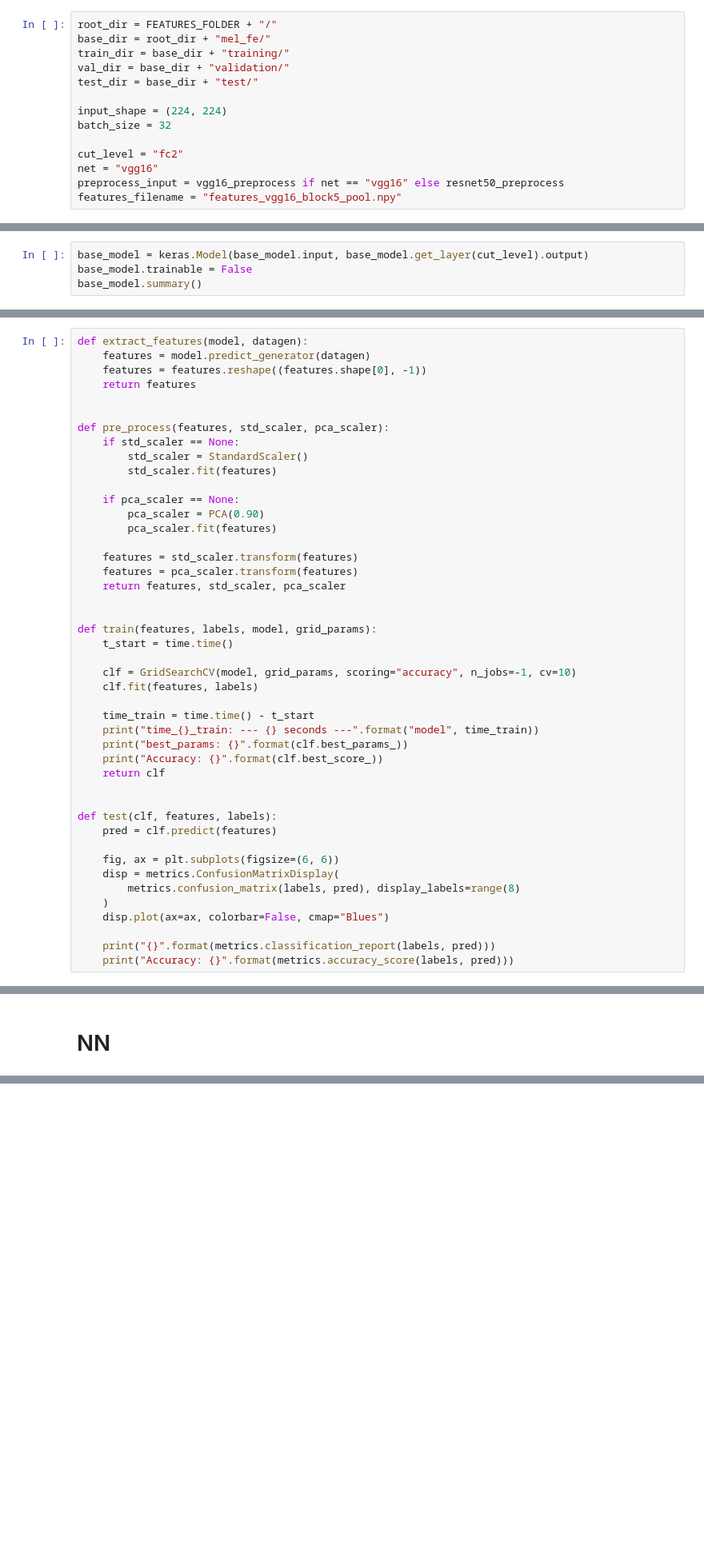
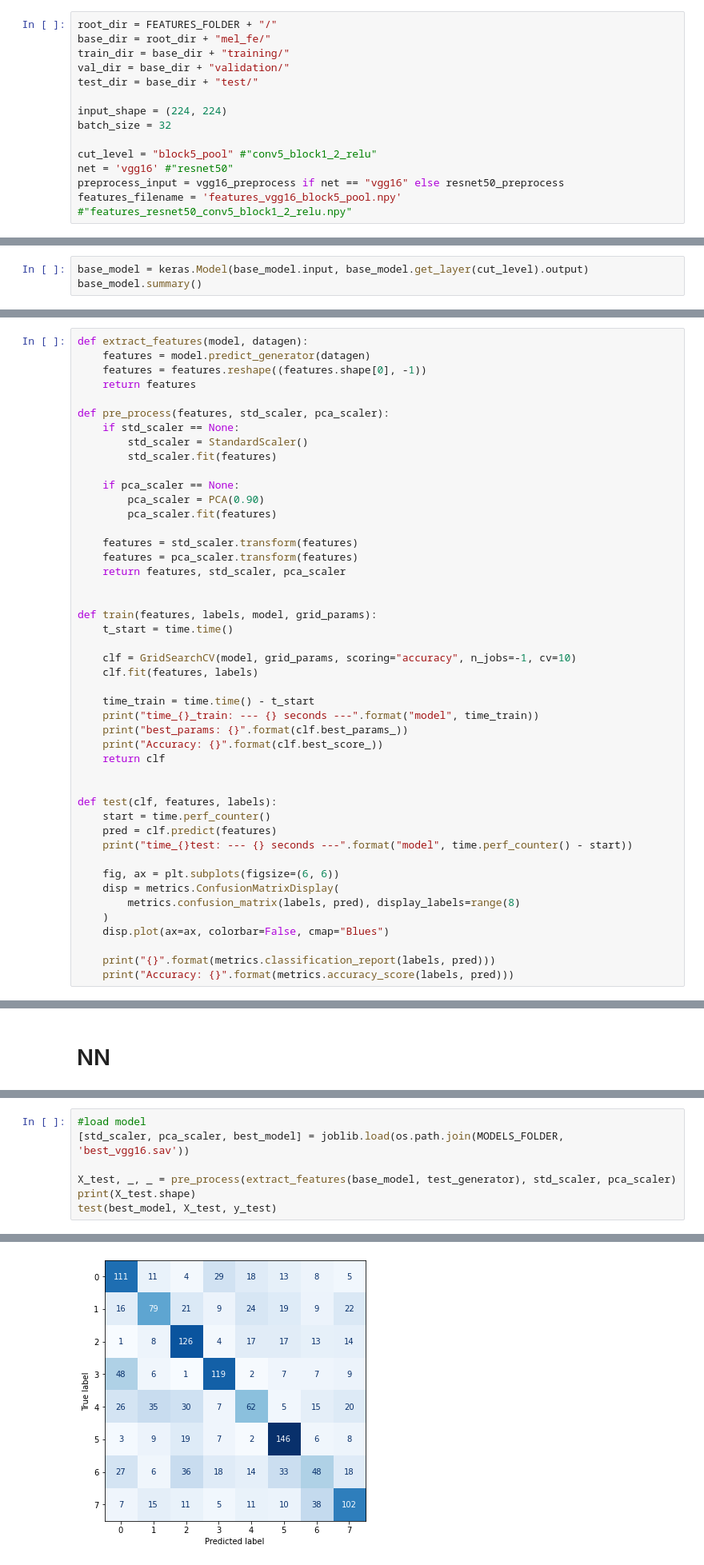
Before and after one commit to saiteki-kai/music-classification, a Jupyter notebook: notebooks/features_extraction.ipynb, the cells around one changed output, grey strips where cells are left out. Shown at 80% size. Saved outputs shown, nothing was run; the diff lists cells and outputs as text; blank space fills up the shorter version.

Commit message:
updata inference time calculation

```diff
--- a/notebooks/features_extraction.ipynb
+++ b/notebooks/features_extraction.ipynb
@@ -32,10 +32,10 @@ test_dir = base_dir + "test/"
 input_shape = (224, 224)
 batch_size = 32
 
-cut_level = "fc2"
-net = "vgg16"
+cut_level = "block5_pool" #"conv5_block1_2_relu"
+net = 'vgg16' #"resnet50"
 preprocess_input = vgg16_preprocess if net == "vgg16" else resnet50_preprocess
-features_filename = "features_vgg16_block5_pool.npy"
+features_filename = 'features_vgg16_block5_pool.npy' #"features_resnet50_conv5_block1_2_relu.npy"
 # %%
 datagen = ImageDataGenerator(
     preprocessing_function=preprocess_input, validation_split=0.2
@@ -73,4 +105,3 @@ base_model.summary()
 # %%
 base_model = keras.Model(base_model.input, base_model.get_layer(cut_level).output)
-base_model.trainable = False
 base_model.summary()
@@ -79,7 +128,6 @@ def extract_features(model, datagen):
     features = model.predict_generator(datagen)
     features = features.reshape((features.shape[0], -1))
     return features
-
 
 def pre_process(features, std_scaler, pca_scaler):
     if std_scaler == None:
@@ -109,7 +157,9 @@ def train(features, labels, model, grid_params):
 
 
 def test(clf, features, labels):
+    start = time.perf_counter()
     pred = clf.predict(features)
+    print("time_{}test: --- {} seconds ---".format("model", time.perf_counter() - start))
 
     fig, ax = plt.subplots(figsize=(6, 6))
     disp = metrics.ConfusionMatrixDisplay(
@@ -175,0 +228,8 @@ test(clf, X_test, y_test)
+# %%
+#load model
+[std_scaler, pca_scaler, best_model] = joblib.load(os.path.join(MODELS_FOLDER, 'best_vgg16.sav'))
+
+X_test, _, _ = pre_process(extract_features(base_model, test_generator), std_scaler, pca_scaler)
+print(X_test.shape)
+test(best_model, X_test, y_test)
+# %% [output]
@@ -175,0 +255 @@ test(clf, X_test, y_test)
+[figure, added]
```
Also changed, not shown: parts of 8 cells of this notebook, 1 other file.
